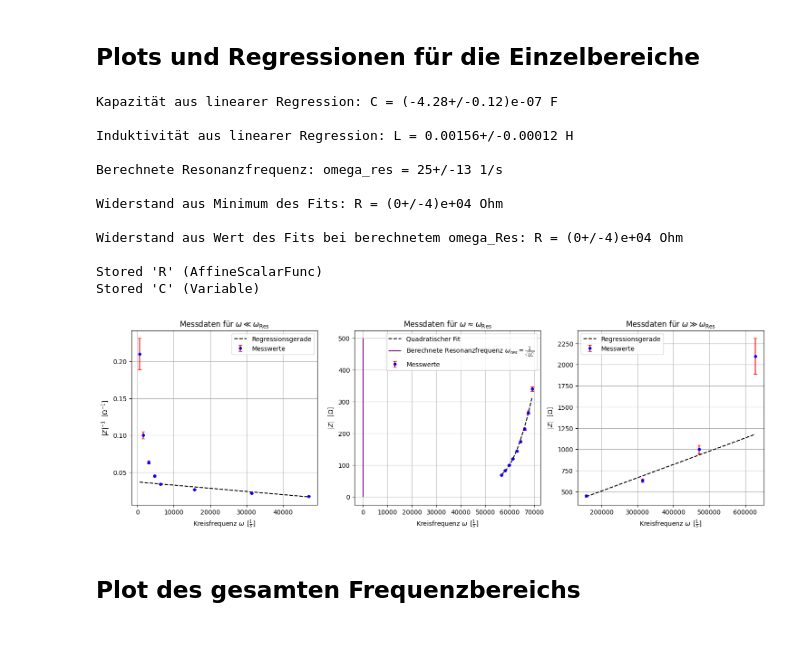
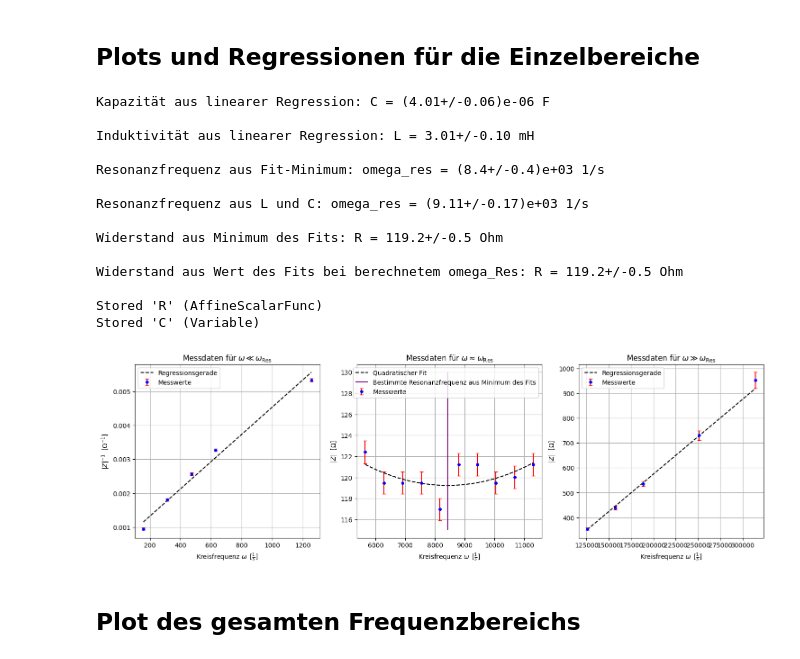
Before and after one commit to Beimi974/Grundpraktikum-Physik, a Jupyter notebook: Ic Versuche/V28 Schwingkreise/Schwingkreise 3.2.ipynb, the cells around one changed output. Saved outputs shown, nothing was run; the diff lists cells and outputs as text; code cells hidden in the pictures.

```diff
--- a/Ic Versuche/V28 Schwingkreise/Schwingkreise 3.2.ipynb
+++ b/Ic Versuche/V28 Schwingkreise/Schwingkreise 3.2.ipynb
@@ -45,9 +41,9 @@ import scipy
 import matplotlib.pyplot as plt
 
 #Bereiche
-index_smallerRes = slice(0,8) #TODO: Eintragen
-index_Res = slice(8, 17) #TODO: Eintragen
-index_higherRes = slice(17, 21) #TODO: Eintragen
+index_smallerRes = slice(0,5) #TODO: Eintragen
+index_Res = slice(11, 21) #TODO: Eintragen
+index_higherRes = slice(32, len(f_data)+3) #TODO: Eintragen
 
 #Berechnung der Impedanzen
 
@@ -89,7 +85,7 @@ coefficients2, pcov2 = scipy.optimize.curve_fit(f, unp.nominal_values(omega)[ind
 L = uc.ufloat(coefficients2[0], np.sqrt(pcov2[0,0]))
 c2 = coefficients2[1]
 
-print(f"Induktivität aus linearer Regression: L = {L} H \n")
+print(f"Induktivität aus linearer Regression: L = {L*10**3} mH \n")
 
 ax3.errorbar(unp.nominal_values(omega)[index_higherRes], unp.nominal_values(Z)[index_higherRes] , yerr= unp.std_devs(Z)[index_higherRes] , fmt="o", label="Messwerte", color="blue", markersize=4, capsize=3, ecolor="r")
 
@@ -110,49 +106,55 @@ def quad(x, a, b, c):
 
 coefficients3, pcov3 = scipy.optimize.curve_fit(quad, unp.nominal_values(omega)[index_Res], unp.nominal_values(Z)[index_Res], sigma= unp.std_devs(Z)[index_Res], absolute_sigma= True)
 
-a = uc.ufloat(coefficients3[0], pcov3[0,0])
-b = uc.ufloat(coefficients3[1], pcov3[1,1])
-c = uc.ufloat(coefficients3[2], pcov3[2,2])
+a, b, c = uc.correlated_values(coefficients3, pcov3)
 
 ax2.errorbar(unp.nominal_values(omega)[index_Res], unp.nominal_values(Z)[index_Res], yerr= unp.std_devs(Z)[index_Res] , fmt="o", label="Messwerte", color="blue", markersize=4, capsize=3, ecolor="r")
 
 xwerte = np.linspace(np.min(unp.nominal_values(omega)[index_Res]), np.max(unp.nominal_values(omega)[index_Res]))
 ax2.plot(xwerte, quad(xwerte, coefficients3[0],coefficients3[1], coefficients3[2]), label = "Quadratischer Fit", color = "black", linestyle = "--")
 
-C = uc.ufloat(1,1) #TODO Remove the Temporary assignement (its there so the Code will run with the Dummy values)
-omega_res_calc = 1 / unp.sqrt(L*C)
-print(f"Berechnete Resonanzfrequenz: omega_res = {omega_res_calc} 1/s \n")
 
-ax2.vlines(omega_res_calc.nominal_value, ymin = 0, ymax = 500, color = "purple", label = "Berechnete Resonanzfrequenz $\\omega _{res} = \\frac{1}{\\sqrt{LC}}$")
+omega_res_calc = -b/(2*a)
+print(f"Resonanzfrequenz aus Fit-Minimum: omega_res = {omega_res_calc} 1/s \n")
+
+omega_res_theo = 1/ unp.sqrt(L*C)
+print(f"Resonanzfrequenz aus L und C: omega_res = {omega_res_theo} 1/s \n")
+
+
+ax2.vlines(omega_res_calc.nominal_value, ymin = 115, ymax = 130, color = "purple", label = "Bestimmte Resonanzfrequenz aus Minimum des Fits")
+
+
 
 R = c - b**2/(4*a)
 print(f"Widerstand aus Minimum des Fits: R = {R} Ohm \n")
 
 R_calc = quad(omega_res_calc, a, b, c)
 print(f"Widerstand aus Wert des Fits bei berechnetem omega_Res: R = {R_calc} Ohm \n")
 
 ax2.set_xlabel("Kreisfrequenz $\\omega \\,$ $[\\frac{1}{s}]$")
 ax2.set_ylabel("$|Z|$  $[\\Omega ]$")
 ax2.grid(True)
 ax2.set_title("Messdaten für $\\omega \\approx \\omega _{\\mathrm{Res}}$")
 ax2.legend()
 
 %store R
 %store C
 # %% [output]
-Kapazität aus linearer Regression: C = (-4.28+/-0.12)e-07 F
+Kapazität aus linearer Regression: C = (4.01+/-0.06)e-06 F
 
-Induktivität aus linearer Regression: L = 0.00156+/-0.00012 H
+Induktivität aus linearer Regression: L = 3.01+/-0.10 mH
 
-Berechnete Resonanzfrequenz: omega_res = 25+/-13 1/s
+Resonanzfrequenz aus Fit-Minimum: omega_res = (8.4+/-0.4)e+03 1/s
 
-Widerstand aus Minimum des Fits: R = (0+/-4)e+04 Ohm
+Resonanzfrequenz aus L und C: omega_res = (9.11+/-0.17)e+03 1/s
 
-Widerstand aus Wert des Fits bei berechnetem omega_Res: R = (0+/-4)e+04 Ohm
+Widerstand aus Minimum des Fits: R = 119.2+/-0.5 Ohm
+
+Widerstand aus Wert des Fits bei berechnetem omega_Res: R = 119.2+/-0.5 Ohm
 
 Stored 'R' (AffineScalarFunc)
 Stored 'C' (Variable)
-[figure, old version]
+[figure, new version]
 # %% [markdown]
 ## **Plot des gesamten Frequenzbereichs**
 # %%
```
Also changed, not shown: parts of 3 cells of this notebook, 2 other files.
